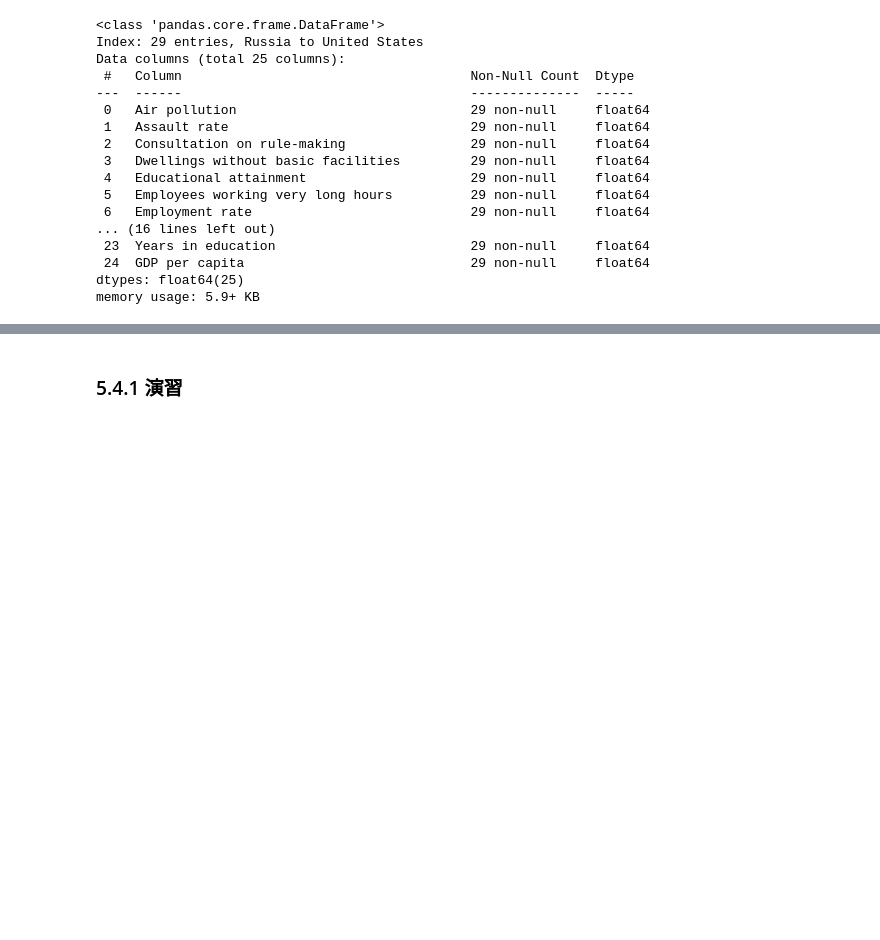
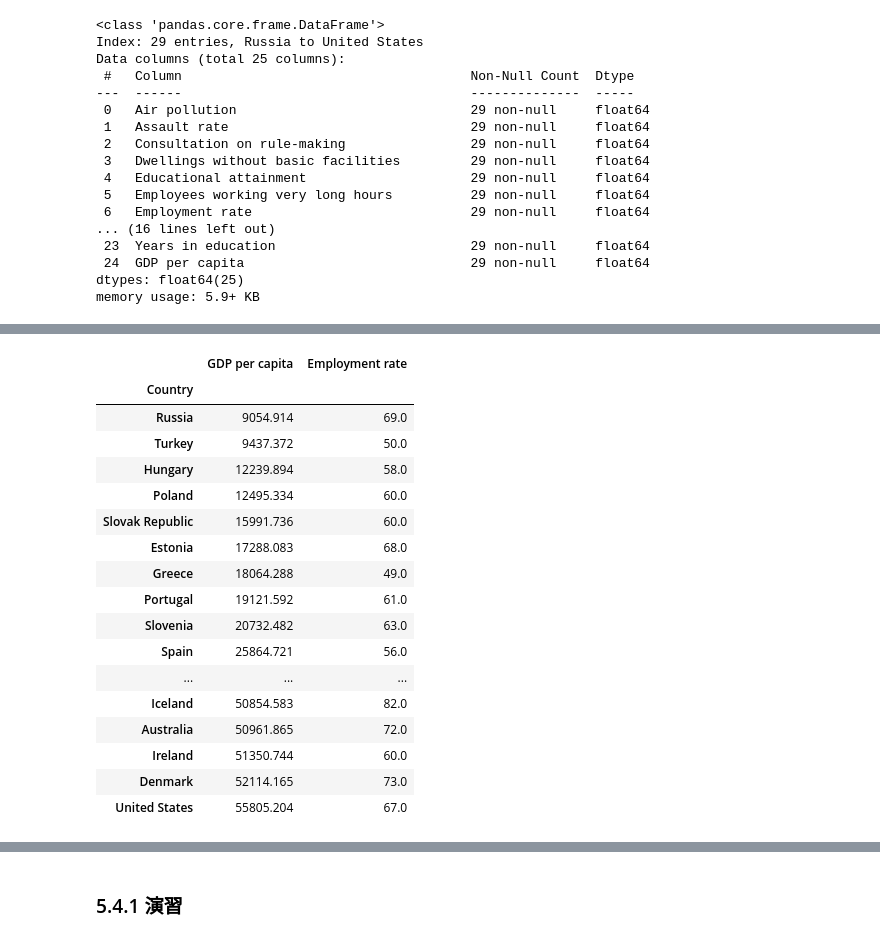
Before and after one commit to tomonari-masada/course2022-sml, a Jupyter notebook: 05_nearest_neighbors_2.ipynb, the cells around one changed output, grey strips where cells are left out. Saved outputs shown, nothing was run; the diff lists cells and outputs as text; code cells hidden in the pictures; blank space fills up the shorter version.

```diff
--- a/05_nearest_neighbors_2.ipynb
+++ b/05_nearest_neighbors_2.ipynb
@@ -93,0 +96,21 @@ df.plot(kind='scatter', x='Employment rate', y='Life satisfaction', ax=ax[1]);
+# %%
+X
+# %% [output]
+|  | GDP per capita | Employment rate |
+| Country |  |  |
+| Russia | 9054.914 | 69.0 |
+| Turkey | 9437.372 | 50.0 |
+| Hungary | 12239.894 | 58.0 |
+| Poland | 12495.334 | 60.0 |
+| Slovak Republic | 15991.736 | 60.0 |
+| Estonia | 17288.083 | 68.0 |
+| Greece | 18064.288 | 49.0 |
+| Portugal | 19121.592 | 61.0 |
+| Slovenia | 20732.482 | 63.0 |
+| Spain | 25864.721 | 56.0 |
+| ... | ... | ... |
+| Iceland | 50854.583 | 82.0 |
+| Australia | 50961.865 | 72.0 |
+| Ireland | 51350.744 | 60.0 |
+| Denmark | 52114.165 | 73.0 |
+| United States | 55805.204 | 67.0 |
```
Also changed, not shown: parts of 44 cells of this notebook.
